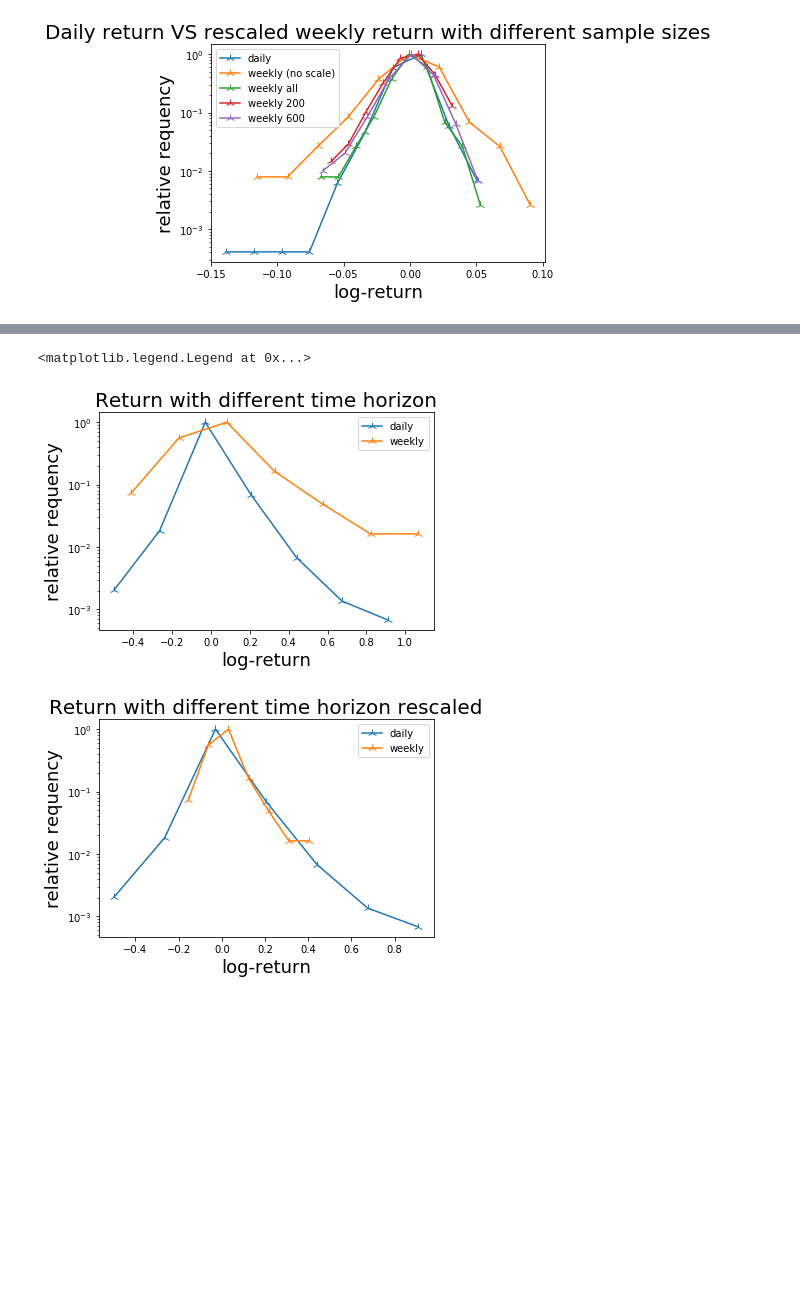
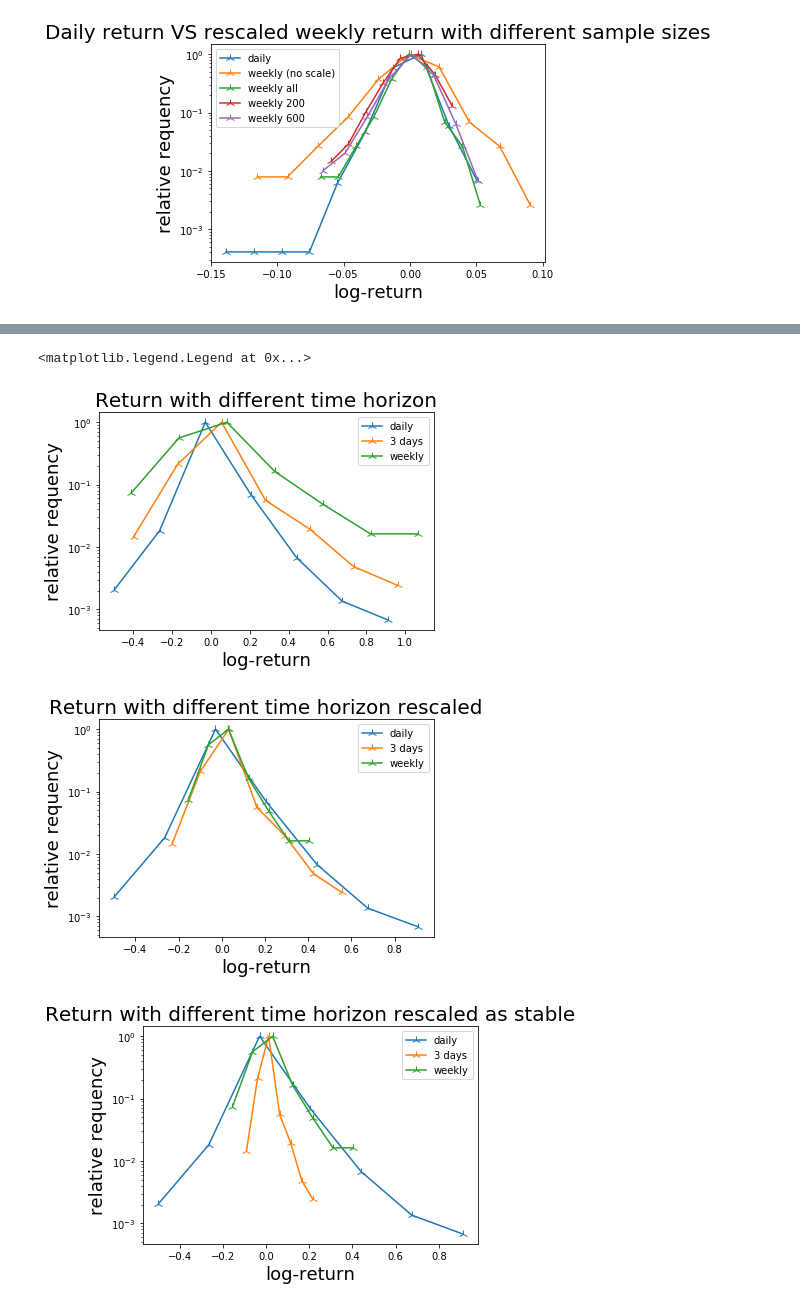
Before and after one commit to linsallyzhao/notebooks, a Jupyter notebook: FDS_assignment2/a_few_useful_functions.ipynb, the cells around one changed output, grey strips where cells are left out. Saved outputs shown, nothing was run; the diff lists cells and outputs as text; code cells hidden in the pictures; blank space fills up the shorter version.

```diff
--- a/FDS_assignment2/a_few_useful_functions.ipynb
+++ b/FDS_assignment2/a_few_useful_functions.ipynb
@@ -206,7 +340,9 @@ print(len(weeklyF))
 monthlyF = resample(logR['price'], 21)
 print(len(monthlyF))
 weeklyR = resample(logRR, 7)
-len(weeklyR)
+print(len(weeklyR))
+threeDR = resample(logRR, 3)
+len(threeDR)
 # %% [output]
 839
 199
@@ -265,23 +439,60 @@ plt.legend(['daily', 'weekly', 'monthly'])
 # %%
 hist, bins = get_histo_data(logRR, 7)
 histW, binW = get_histo_data(weeklyR, 7)
+histThr, binThr = get_histo_data(threeDR, 7)
 
 binWS, histWS = uni_scale_with_alpha(binW, histW, 7, 2)
+binThrS, histThrS = uni_scale_with_alpha(binThr, histThr, 3, 2)
+
+alpha, _, _, _, _ = fit_levy(logRR)
+binWSA, histWSA = uni_scale_with_alpha(binW, histW, 7, alpha)
+binThrSA, histThrSA = uni_scale_with_alpha(binThrS, histThrS, 3, alpha)
+
 
 plt.figure()
-plt.semilogy(bins, hist, '-2', binW, histW, '-2', markersize=9)
+plt.semilogy(bins, hist, '-2', binThr, histThr, '-2', binW, histW, '-2', markersize=9)
 plt.title('Return with different time horizon', fontsize=20)
 plt.xlabel('log-return', fontsize=18)
 plt.ylabel('relative requency', fontsize=18)
-plt.legend(['daily', 'weekly', 'monthly'])
+plt.legend(['daily', '3 days', 'weekly'])
 
 plt.figure()
-plt.semilogy(bins, hist, '-2', binWS, histWS, '-2', markersize=9)
+plt.semilogy(bins, hist, '-2', binThrS, histThrS, '-2', binWS, histWS, '-2', markersize=9)
 plt.title('Return with different time horizon rescaled', fontsize=20)
 plt.xlabel('log-return', fontsize=18)
 plt.ylabel('relative requency', fontsize=18)
-plt.legend(['daily', 'weekly', 'monthly'])
+plt.legend(['daily', '3 days', 'weekly'])
+
+plt.figure()
+plt.semilogy(bins, hist, '-2', binThrSA, histThrSA, '-2', binWS, histWS, '-2', markersize=9)
+plt.title('Return with different time horizon rescaled as stable', fontsize=20)
+plt.xlabel('log-return', fontsize=18)
+plt.ylabel('relative requency', fontsize=18)
+plt.legend(['daily', '3 days', 'weekly'])
+
+_, b, _ = genHurst(np.cumsum(logRR), [2, 3])
+
+binWS, histWS = uni_scale_with_alpha(binW, histW, 7, 1/b[0])
+binThrS, histThrS = uni_scale_with_alpha(binThr, histThr, 3, 1/b[0])
+
+plt.figure()
+plt.semilogy(bins, hist, '-2', binThrS, histThrS, '-2', binWS, histWS, '-2', markersize=9)
+plt.title('Return with different time horizon rescaled by H(2)', fontsize=20)
+plt.xlabel('log-return', fontsize=18)
+plt.ylabel('relative requency', fontsize=18)
+plt.legend(['daily', '3 days', 'weekly'])
+
+binWS, histWS = uni_scale_with_alpha(binW, histW, 7, 1/b[1])
+binThrS, histThrS = uni_scale_with_alpha(binThr, histThr, 3, 1/b[1])
+
+plt.figure()
+plt.semilogy(bins, hist, '-2', binThrS, histThrS, '-2', binWS, histWS, '-2', markersize=9)
+plt.title('Return with different time horizon rescaled by H(3)', fontsize=20)
+plt.xlabel('log-return', fontsize=18)
+plt.ylabel('relative requency', fontsize=18)
+plt.legend(['daily', '3 days', 'weekly'])
 # %% [output]
 <matplotlib.legend.Legend at 0x...>
-[figure, old version]
+[figure, new version]
-[figure, old version]
+[figure, new version]
+[figure, added]
```
Also changed, not shown: parts of 54 cells of this notebook, 2 other files.
